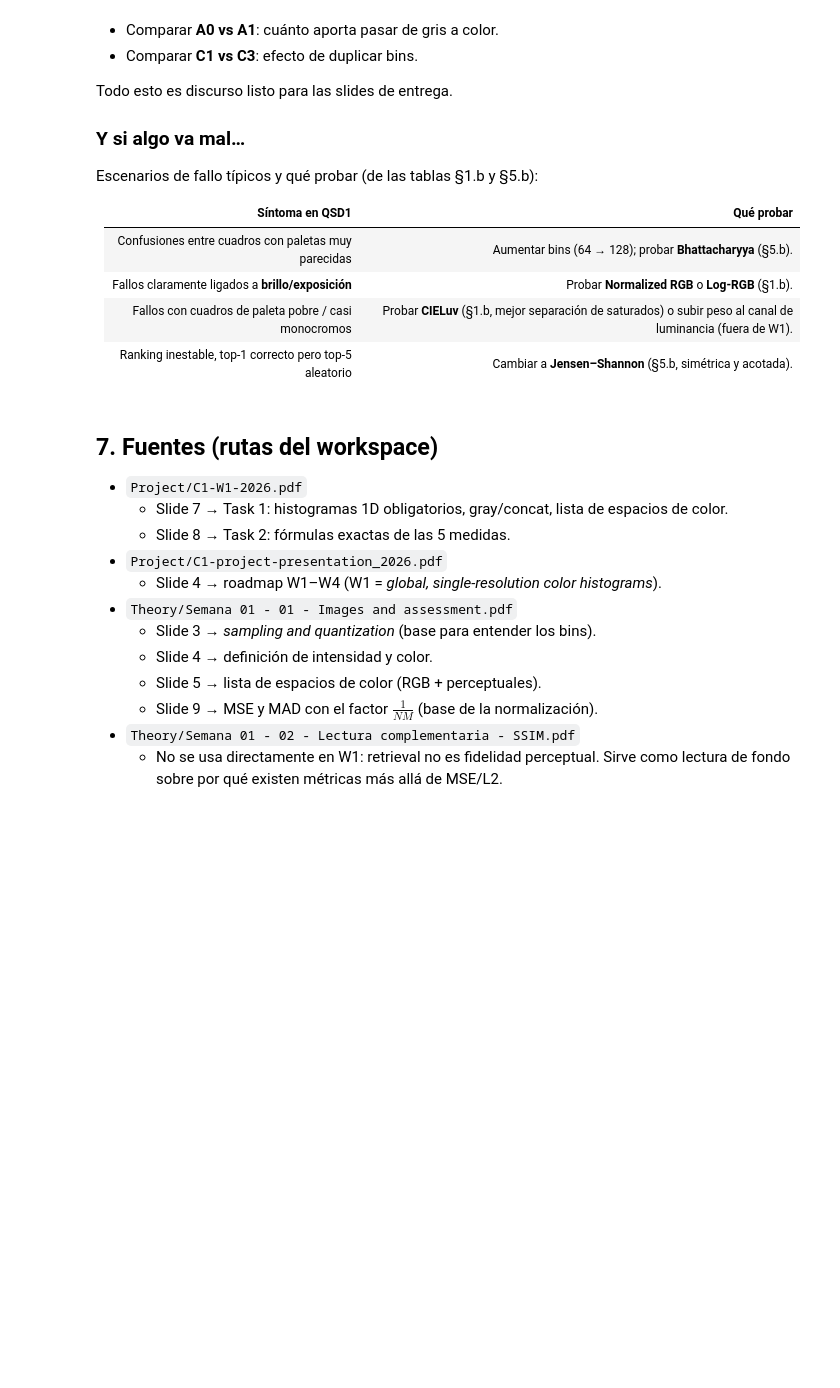
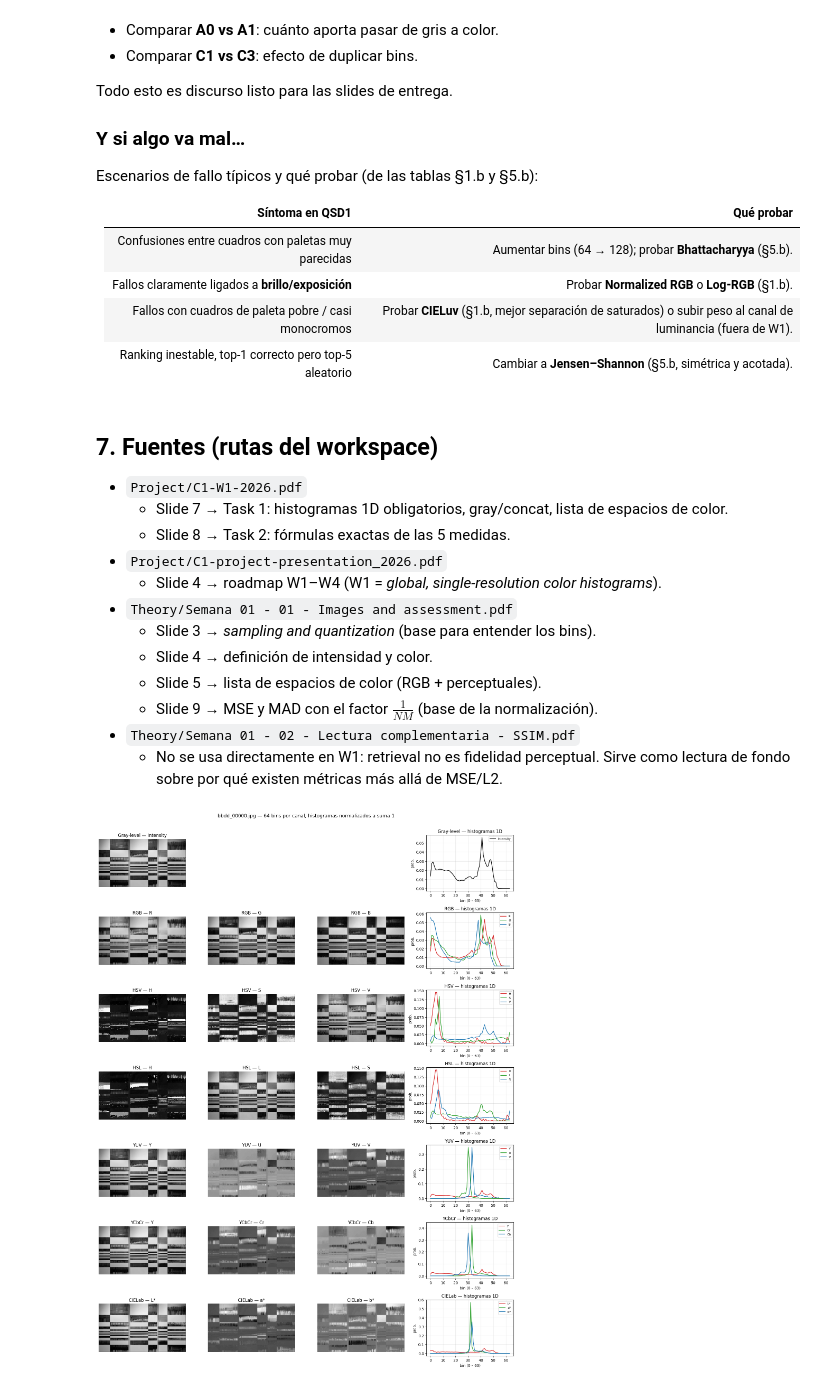
Before and after one commit to Liboqian2003/Team4, a Jupyter notebook: analysis/c1-w1-martin.ipynb, the cells around one changed output. Saved outputs shown, nothing was run; the diff lists cells and outputs as text; code cells hidden in the pictures; blank space fills up the shorter version.

Commit message:
grid-search + explained-document

```diff
--- a/analysis/c1-w1-martin.ipynb
+++ b/analysis/c1-w1-martin.ipynb
@@ -604,3 +604,67 @@ Escenarios de fallo típicos y qué probar (de las tablas §1.b y §5.b):
   - No se usa directamente en W1: retrieval no es fidelidad
     perceptual. Sirve como lectura de fondo sobre por qué existen
     métricas más allá de MSE/L2.
+# %%
+"""Grid: imagen + histogramas 1D en los 7 espacios de color de la teoría."""
+from pathlib import Path
+
+import cv2
+import matplotlib.pyplot as plt
+import numpy as np
+
+# --- Config: cambiar el path para inspeccionar otra imagen ---
+IMAGE_PATH = Path("../../../Project/DATA/BBDD/bbdd_00000.jpg")
+NBINS = 64
+
+img_bgr = cv2.imread(str(IMAGE_PATH))
+if img_bgr is None:
+    raise FileNotFoundError(f"No se pudo cargar la imagen: {IMAGE_PATH.resolve()}")
+
+# 7 espacios de color de la teoría (S01 slide 5 + W1 slide 7).
+# Cada entrada: nombre, cv2 code, nombres de canal, rango por canal (para np.histogram).
+color_spaces = [
+    ("Gray-level", cv2.COLOR_BGR2GRAY,  ("Intensity",),     [(0, 256)]),
+    ("RGB",        cv2.COLOR_BGR2RGB,   ("R", "G", "B"),    [(0, 256)] * 3),
+    ("HSV",        cv2.COLOR_BGR2HSV,   ("H", "S", "V"),    [(0, 180), (0, 256), (0, 256)]),
+    ("HSL",        cv2.COLOR_BGR2HLS,   ("H", "L", "S"),    [(0, 180), (0, 256), (0, 256)]),
+    ("YUV",        cv2.COLOR_BGR2YUV,   ("Y", "U", "V"),    [(0, 256)] * 3),
+    ("YCbCr",      cv2.COLOR_BGR2YCrCb, ("Y", "Cr", "Cb"),  [(0, 256)] * 3),
+    ("CIELab",     cv2.COLOR_BGR2Lab,   ("L*", "a*", "b*"), [(0, 256)] * 3),
+]
+channel_colors = ["tab:red", "tab:green", "tab:blue"]
+
+fig, axes = plt.subplots(len(color_spaces), 4, figsize=(16, 3 * len(color_spaces)))
+fig.suptitle(
+    f"{IMAGE_PATH.name} — {NBINS} bins por canal, histogramas normalizados a suma 1",
+    fontsize=13, y=1.005,
+)
+
+for row, (name, code, ch_names, ch_ranges) in enumerate(color_spaces):
+    img_conv = cv2.cvtColor(img_bgr, code)
+    channels = [img_conv] if img_conv.ndim == 2 else [img_conv[..., c] for c in range(img_conv.shape[2])]
+
+    # Cols 0-2: cada canal como imagen en escala de grises
+    for c in range(3):
+        ax = axes[row, c]
+        if c < len(channels):
+            ax.imshow(channels[c], cmap="gray")
+            ax.set_title(f"{name} — {ch_names[c]}")
+        ax.axis("off")
+
+    # Col 3: histogramas de todos los canales superpuestos
+    ax_hist = axes[row, 3]
+    for c, ch in enumerate(channels):
+        h, _ = np.histogram(ch.ravel(), bins=NBINS, range=ch_ranges[c])
+        h = h / h.sum() if h.sum() > 0 else h
+        color = "black" if len(channels) == 1 else channel_colors[c]
+        ax_hist.plot(h, color=color, label=ch_names[c])
+    ax_hist.set_title(f"{name} — histogramas 1D")
+    ax_hist.set_xlabel(f"bin (0 – {NBINS - 1})")
+    ax_hist.set_ylabel("prob.")
+    ax_hist.legend(loc="upper right", fontsize=8)
+    ax_hist.grid(alpha=0.3)
+
+plt.tight_layout()
+plt.show()
+# %% [output]
+[figure, added]
```
Also changed, not shown: parts of 3 cells of this notebook, 13 other files.
